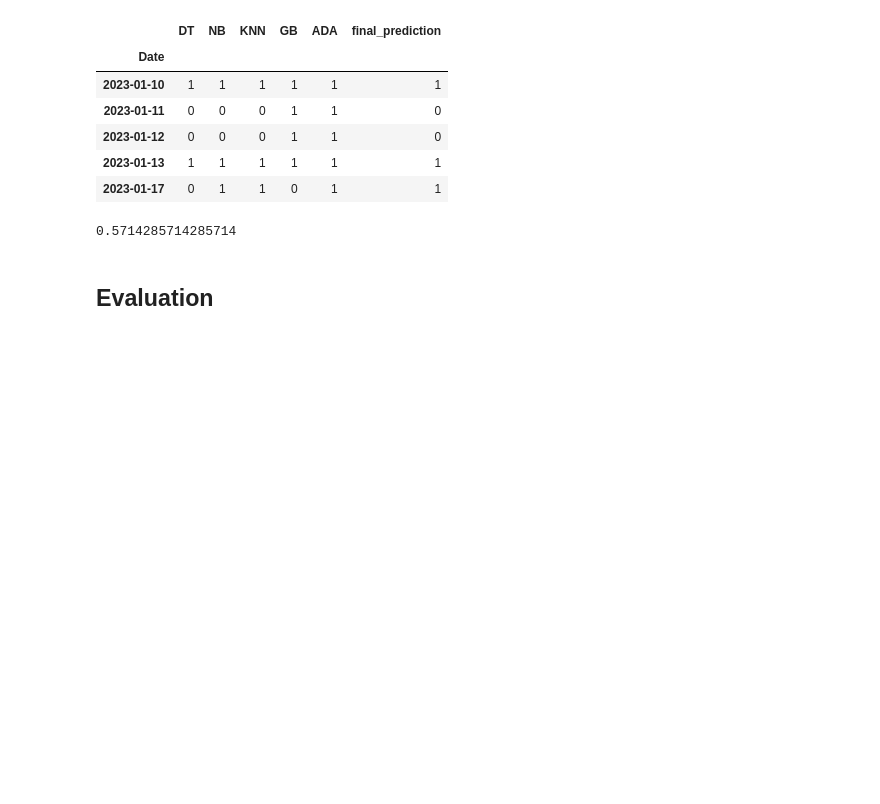
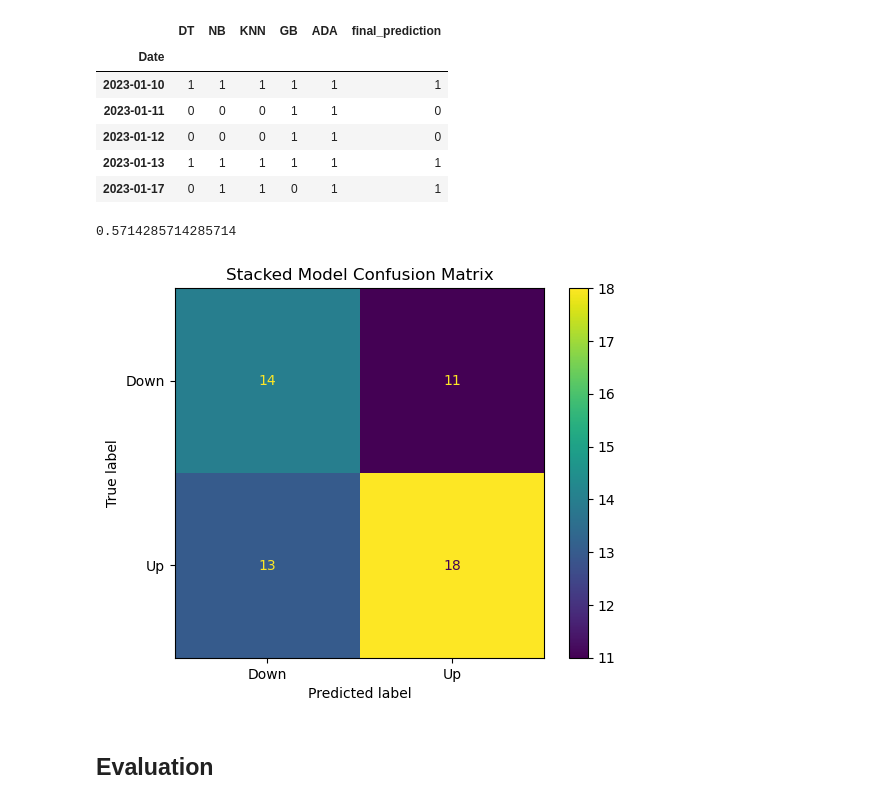
Before and after one commit to ChuckNadel/StockMarketSentimentAnalysis, a Jupyter notebook: FinalNotebook.ipynb, the cells around one changed output. Cells and saved outputs as stored; diff of their text form; code cells hidden in the pictures; blank space fills up the shorter version.

```diff
--- a/FinalNotebook.ipynb
+++ b/FinalNotebook.ipynb
@@ -597,9 +588,15 @@ allPredsDF.head()
 # %%
 # Checking our accuracy of the stacked model
 FinalPreds = allPredsDF['final_prediction']
-accuracy_score(Test3y, FinalPreds)
+print(accuracy_score(Test3y, FinalPreds))
+stackedCM = confusion_matrix(Test3y, FinalPreds)
+disp = ConfusionMatrixDisplay(stackedCM, display_labels = ['Down', 'Up']).plot()
+
+plt.title("Stacked Model Confusion Matrix")
+plt.show()
 # %% [output]
 0.5714285714285714
+[figure, added]
 # %% [markdown]
 ## Evaluation
 # %% [markdown]
```
Also changed, not shown: parts of 6 cells of this notebook, 4 other files.
